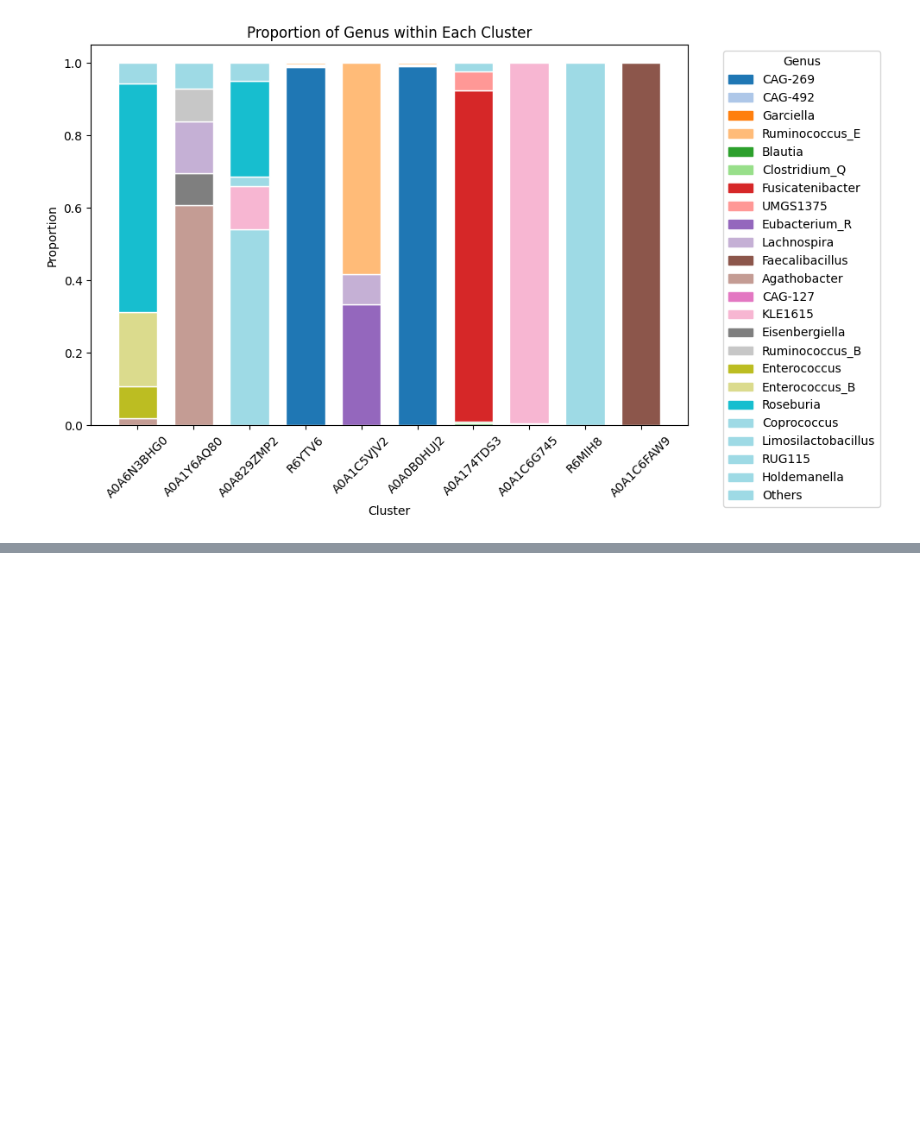
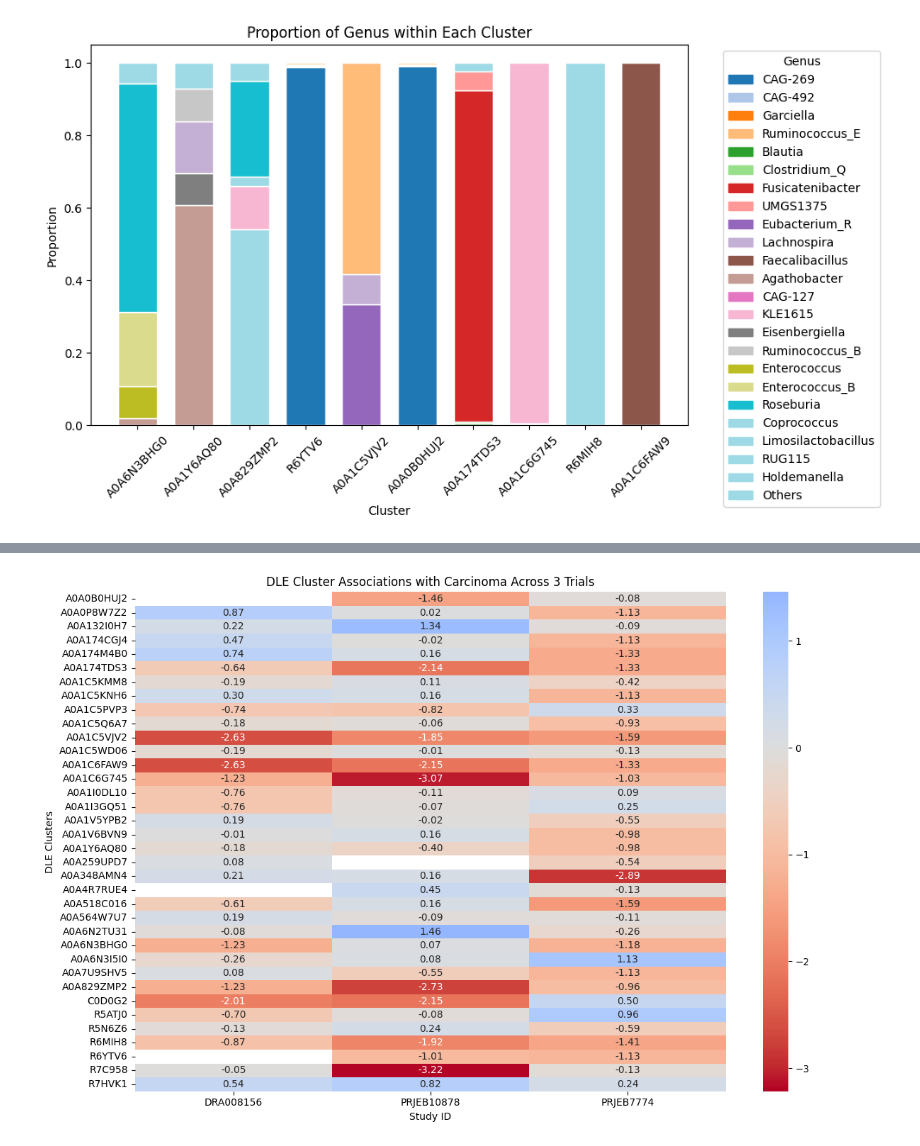
Before and after one commit to oliverdesa/Clustering_Metagenomics, a Jupyter notebook: src/clustering/figure_generation.ipynb, the cells around one changed output, grey strips where cells are left out. Drawn from its saved outputs; the diff is of its cells as text; code cells hidden in the pictures; blank space fills up the shorter version.

```diff
--- a/src/clustering/figure_generation.ipynb
+++ b/src/clustering/figure_generation.ipynb
@@ -463,0 +533,14 @@ plot_taxonomic_rank_proportions(adjusted_genus_totals, 'Genus', clusters)
+# %%
+DRA008156 = pd.read_csv("C:\\Users\\odesa\\OneDrive - University of Toronto\\CRC\\maaslin\\DRA008156\\new_cluster\\no_clr\\all_results.tsv", sep='\t')
+
+PRJEB7774 = pd.read_csv("C:\\Users\\odesa\\OneDrive - University of Toronto\\CRC\\maaslin\\PRJEB7774\\new_cluster\\no_clr\\all_results.tsv", sep='\t')
+
+PRJEB10878 = pd.read_csv("C:\\Users\\odesa\\OneDrive - University of Toronto\\CRC\\maaslin\\PRJEB10878\\new_cluster\\no_clr\\all_results.tsv", sep='\t')
+
+# Concatenate the dataframes
+combined_df = pd.concat([DRA008156.assign(study='DRA008156'),
+                         PRJEB7774.assign(study='PRJEB7774'),
+                         PRJEB10878.assign(study='PRJEB10878')])
+
+# Print the combined dataframe
+print(combined_df)
@@ -463,0 +598,6 @@ plot_taxonomic_rank_proportions(adjusted_genus_totals, 'Genus', clusters)
+# %%
+# Rename values in the "value" column of the DataFrame
+dl_df_scaled['value'] = dl_df_scaled['value'].replace({'case': 'Carcinoma', 'Cancer': 'Carcinoma'})
+
+# Print the updated DataFrame
+print(dl_df_scaled)
@@ -463,0 +622,4 @@ plot_taxonomic_rank_proportions(adjusted_genus_totals, 'Genus', clusters)
+# %%
+dl_df_scaled = dl_df_scaled[dl_df_scaled['value'] != 'Adenoma']
+
+print(dl_df_scaled)
@@ -463,0 +644,23 @@ plot_taxonomic_rank_proportions(adjusted_genus_totals, 'Genus', clusters)
+# %%
+def create_heatmap(dataframe, title, filename):
+    # Pivot the DataFrame for the heatmap
+    # Use 'study' as columns, 'feature' as rows, and 'scaled_value' for the heatmap values
+    heatmap_data = dataframe.pivot_table(index='feature', columns='study', values='scaled_value', aggfunc='mean')
+
+    # Create the heatmap
+    plt.figure(figsize=(12, 8))
+    sns.heatmap(heatmap_data, annot=True, cmap='coolwarm_r', fmt='.2f', center=0)
+
+    # Customize the plot
+    plt.title(title)
+    plt.ylabel('DLE Clusters')
+    plt.xlabel('Study ID')
+
+    # Save and show the plot
+    plt.tight_layout()
+    plt.savefig(filename, dpi=600, bbox_inches='tight')
+    plt.show()
+# %%
+create_heatmap(dl_df_scaled, 'DLE Cluster Associations with Carcinoma Across 3 Trials', 'heatmap.png')
+# %% [output]
+[figure, added]
```
Also changed, not shown: parts of 9 cells of this notebook, 3 other files.
